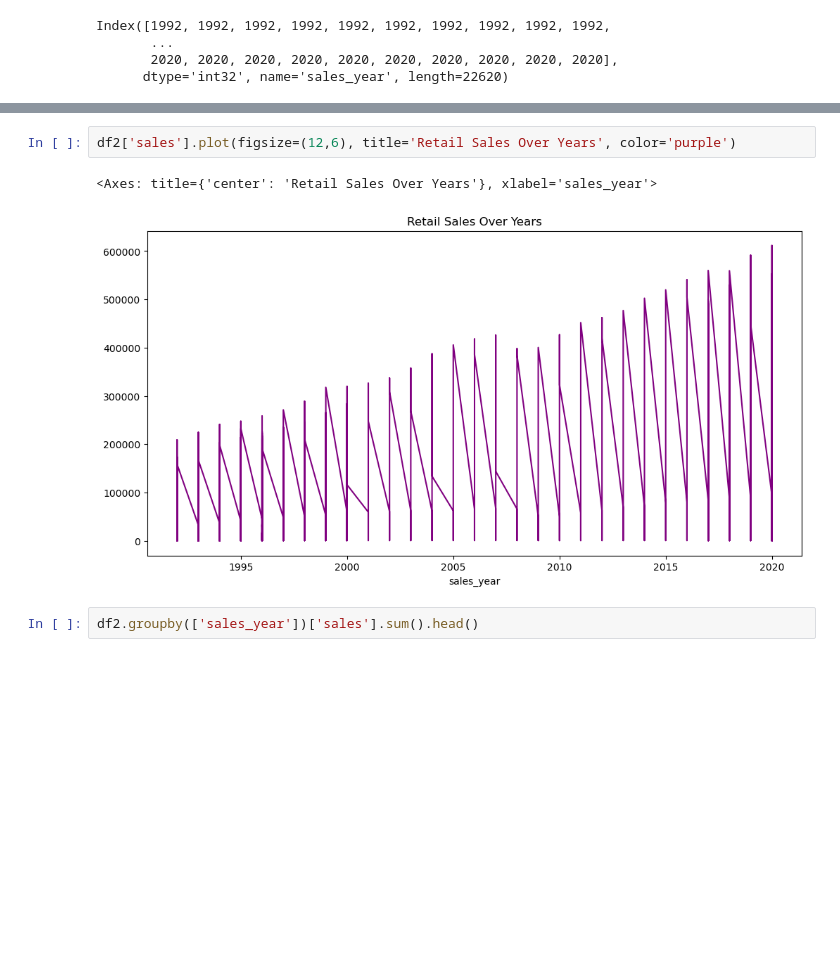
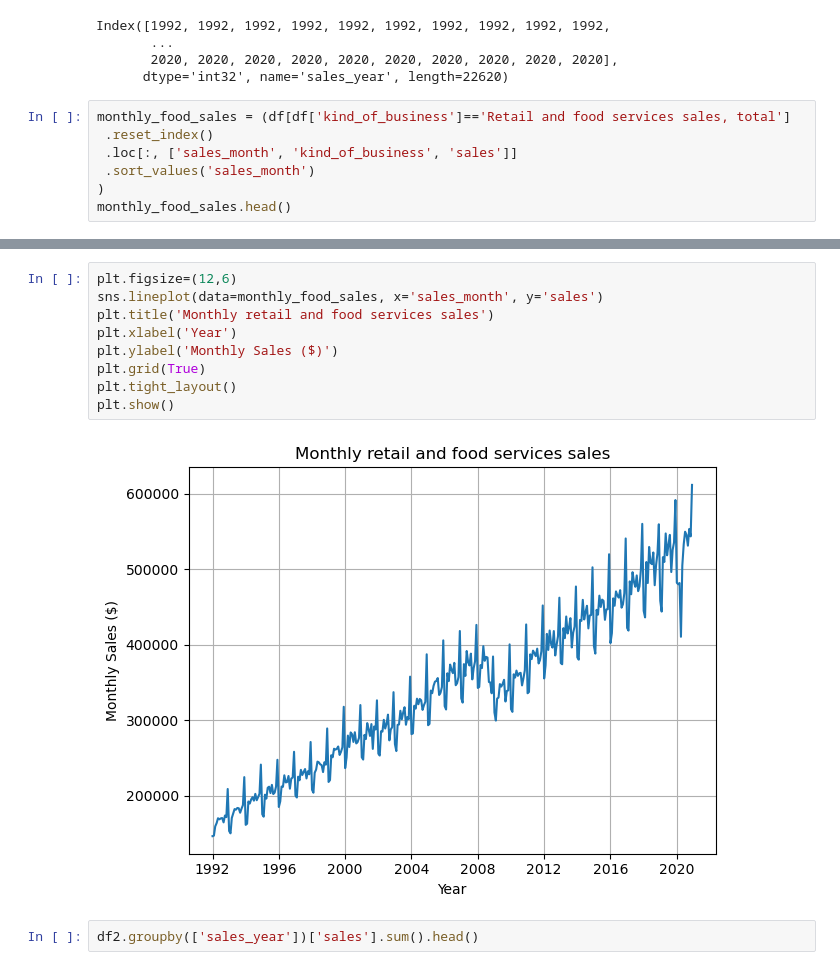
Before and after one commit to GichukiEdwin/Advanced_EDA_and_Feature_Engineering, a Jupyter notebook: retail_sales.ipynb, the cells around one changed output, grey strips where cells are left out. Drawn from its saved outputs; the diff is of its cells as text; blank space fills up the shorter version.

Commit message:
Edit monthly retail and food services sales trend

```diff
--- a/retail_sales.ipynb
+++ b/retail_sales.ipynb
@@ -118,3 +118,10 @@ Index([1992, 1992, 1992, 1992, 1992, 1992, 1992, 1992, 1992, 1992,
        ...
        2020, 2020, 2020, 2020, 2020, 2020, 2020, 2020, 2020, 2020],
       dtype='int32', name='sales_year', length=22620)
+# %%
+monthly_food_sales = (df[df['kind_of_business']=='Retail and food services sales, total']
+ .reset_index()
+ .loc[:, ['sales_month', 'kind_of_business', 'sales']]
+ .sort_values('sales_month')
+)
+monthly_food_sales.head()
@@ -121,8 +135,14 @@ Index([1992, 1992, 1992, 1992, 1992, 1992, 1992, 1992, 1992, 1992,
 # %%
-df2['sales'].plot(figsize=(12,6), title='Retail Sales Over Years', color='purple')
+plt.figsize=(12,6)
+sns.lineplot(data=monthly_food_sales, x='sales_month', y='sales')
+plt.title('Monthly retail and food services sales')
+plt.xlabel('Year')
+plt.ylabel('Monthly Sales ($)')
+plt.grid(True)
+plt.tight_layout()
+plt.show()
 # %% [output]
-<Axes: title={'center': 'Retail Sales Over Years'}, xlabel='sales_year'>
-[figure, old version]
+[figure, new version]
 # %%
 df2.groupby(['sales_year'])['sales'].sum().head()
 # %% [output]
```
Also changed, not shown: parts of 1 cell of this notebook.
